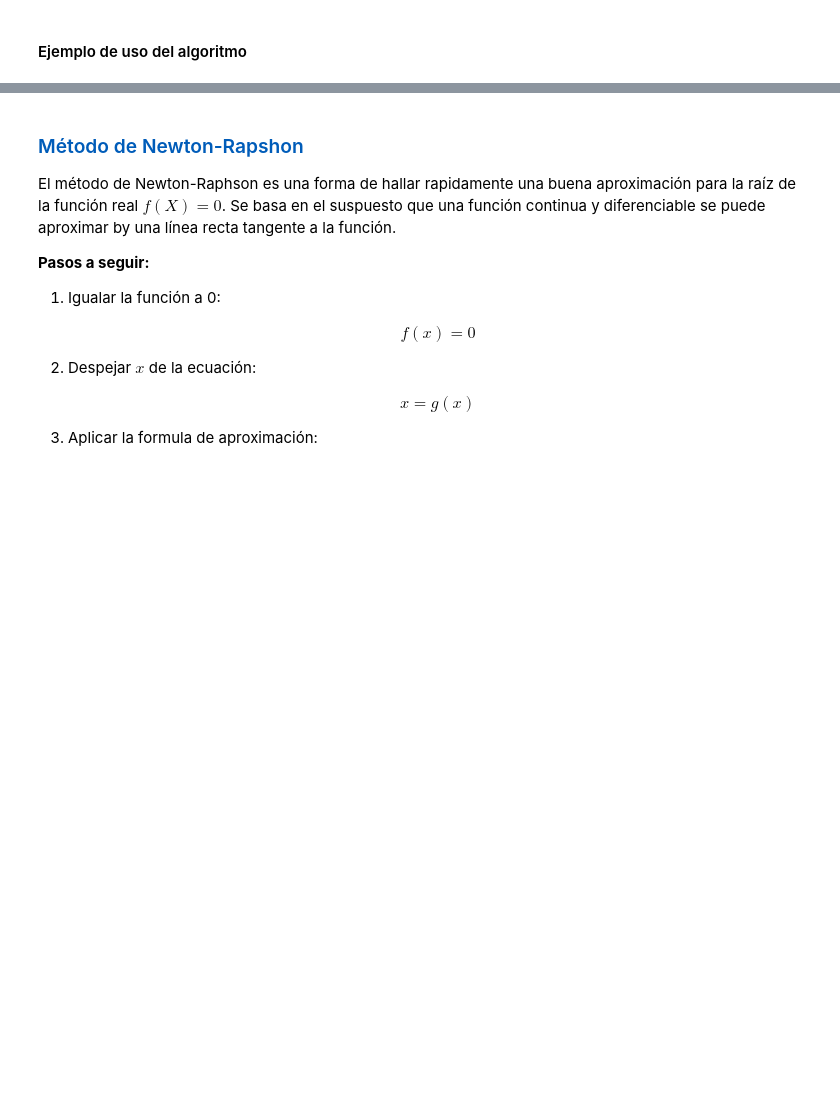
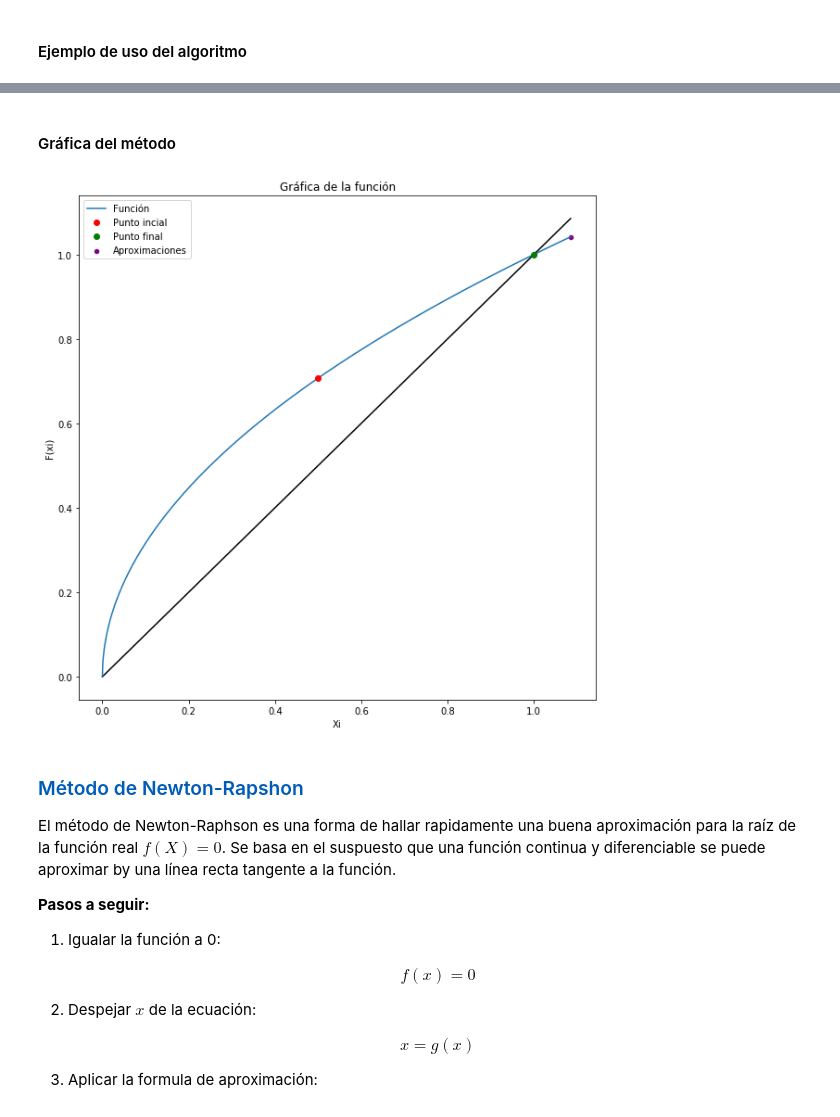
Before and after one commit to dfzunigah/numerical_methods, a Jupyter notebook: 1 - Rootfinding_methods.ipynb, the cells around one changed output, grey strips where cells are left out. Saved outputs shown, nothing was run; the diff lists cells and outputs as text; code cells hidden in the pictures; blank space fills up the shorter version.

```diff
--- a/1 - Rootfinding_methods.ipynb
+++ b/1 - Rootfinding_methods.ipynb
@@ -118,3 +111,9 @@ La solución es: -0.41421356237309503
+# %% [markdown]
+#### Gráfica del método
+# %%
+fixed_point_plot(func, tabs, x0, solution)
+# %% [output]
+[figure, added]
 # %% [markdown]
 <h3><span style="color:#005cb9">Método de Newton-Rapshon</span></h3>
 
```
Also changed, not shown: parts of 14 cells of this notebook, 2 other files.
